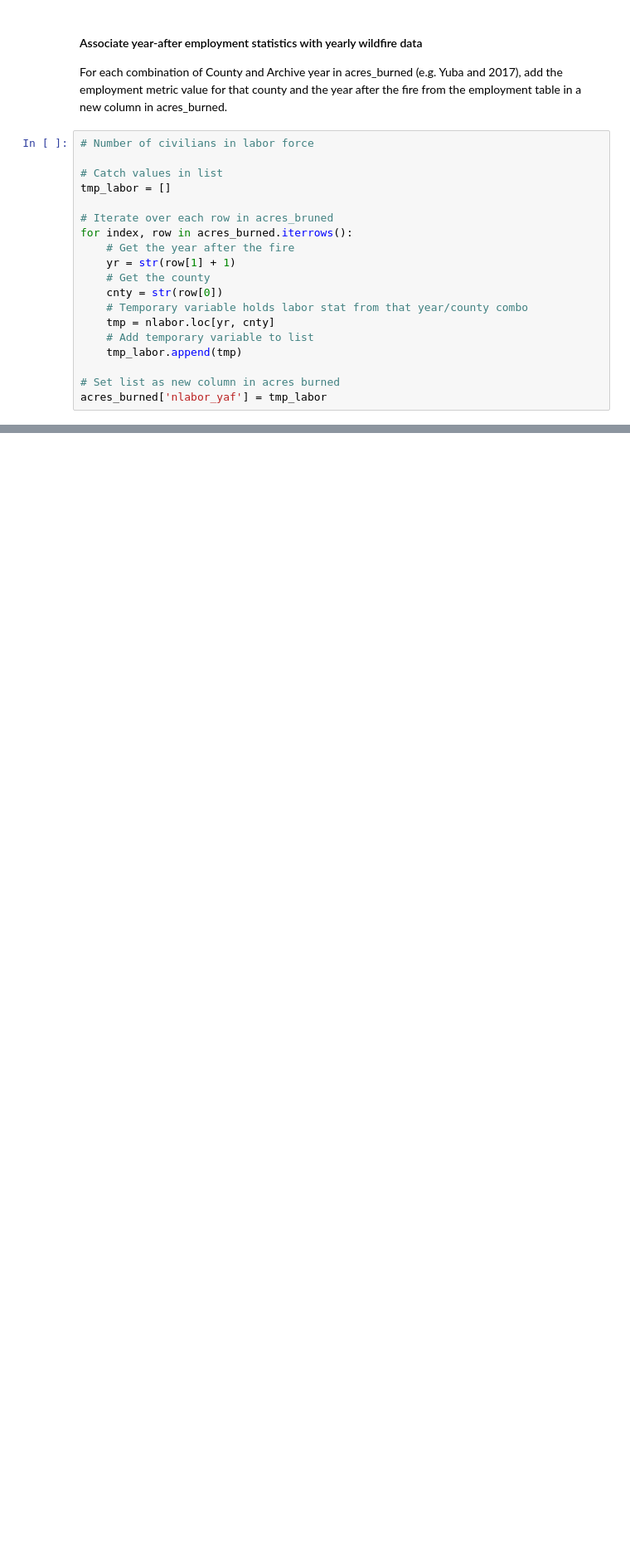
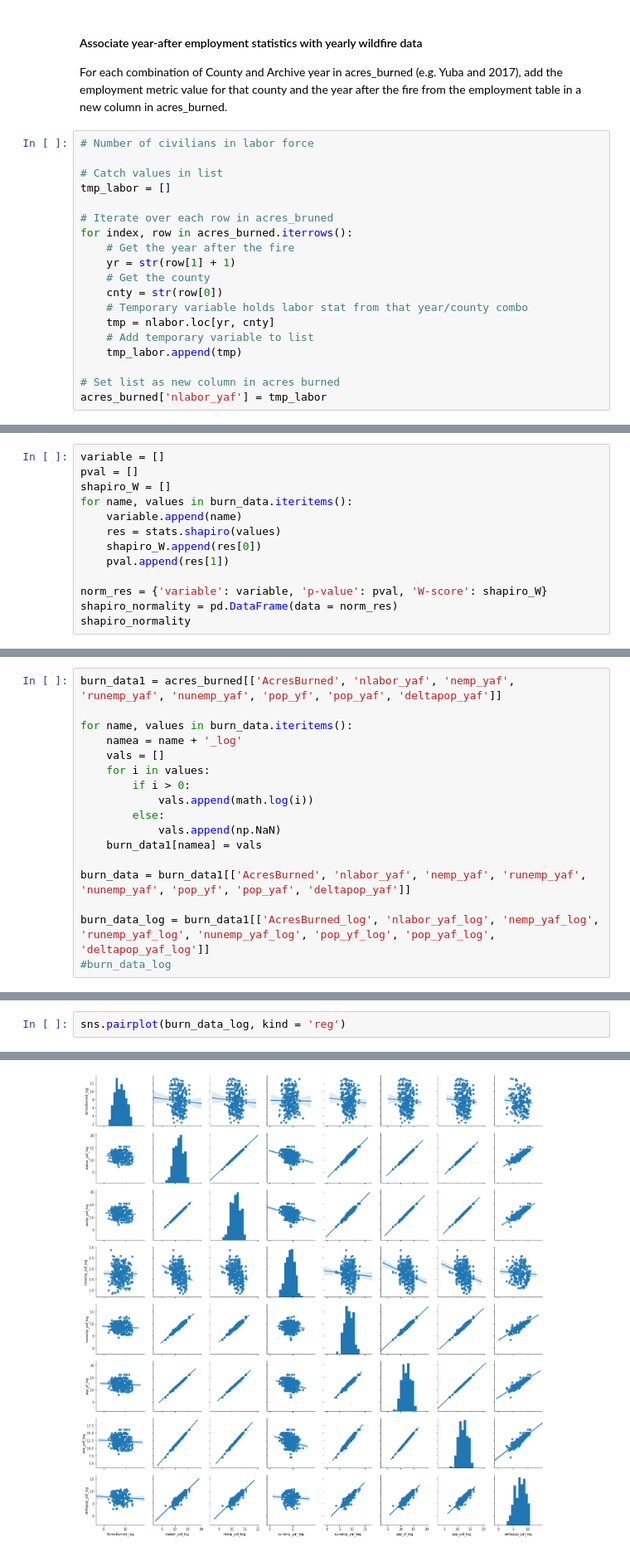
Before and after one commit to Eva-Biedron/WildfireRuralCalifornia, a Jupyter notebook: Analysis of the Atlas of Rural and Small Town.ipynb, the cells around one changed output, grey strips where cells are left out. Shown at 83% size. Saved outputs shown, nothing was run; the diff lists cells and outputs as text; blank space fills up the shorter version.

```diff
--- a/Analysis of the Atlas of Rural and Small Town.ipynb
+++ b/Analysis of the Atlas of Rural and Small Town.ipynb
@@ -288,0 +252,13 @@ Next Steps:
+# %%
+variable = []
+pval = []
+shapiro_W = []
+for name, values in burn_data.iteritems():
+    variable.append(name)
+    res = stats.shapiro(values)
+    shapiro_W.append(res[0])
+    pval.append(res[1])
+
+norm_res = {'variable': variable, 'p-value': pval, 'W-score': shapiro_W}
+shapiro_normality = pd.DataFrame(data = norm_res)
+shapiro_normality
@@ -288,0 +277,17 @@ Next Steps:
+# %%
+burn_data1 = acres_burned[['AcresBurned', 'nlabor_yaf', 'nemp_yaf', 'runemp_yaf', 'nunemp_yaf', 'pop_yf', 'pop_yaf', 'deltapop_yaf']]
+
+for name, values in burn_data.iteritems():
+    namea = name + '_log'
+    vals = []
+    for i in values:
+        if i > 0:
+            vals.append(math.log(i))
+        else:
+            vals.append(np.NaN)
+    burn_data1[namea] = vals
+
+burn_data = burn_data1[['AcresBurned', 'nlabor_yaf', 'nemp_yaf', 'runemp_yaf', 'nunemp_yaf', 'pop_yf', 'pop_yaf', 'deltapop_yaf']]
+
+burn_data_log = burn_data1[['AcresBurned_log', 'nlabor_yaf_log', 'nemp_yaf_log', 'runemp_yaf_log', 'nunemp_yaf_log', 'pop_yf_log', 'pop_yaf_log', 'deltapop_yaf_log']]
+#burn_data_log
@@ -288,0 +344,3 @@ Next Steps:
+# %%
+sns.pairplot(burn_data_log, kind = 'reg')
+# %% [output]
@@ -289,3 +348,4 @@ Next Steps:
+[figure, added]
 # %%
 plt.scatter(acres_burned['AcresBurned'], acres_burned['nlabor_yaf'], label='Civilian Labor Force (n)')
 plt.scatter(acres_burned['AcresBurned'], acres_burned['nemp_yaf'], label='Employed (n)')
```
Also changed, not shown: parts of 23 cells of this notebook.
